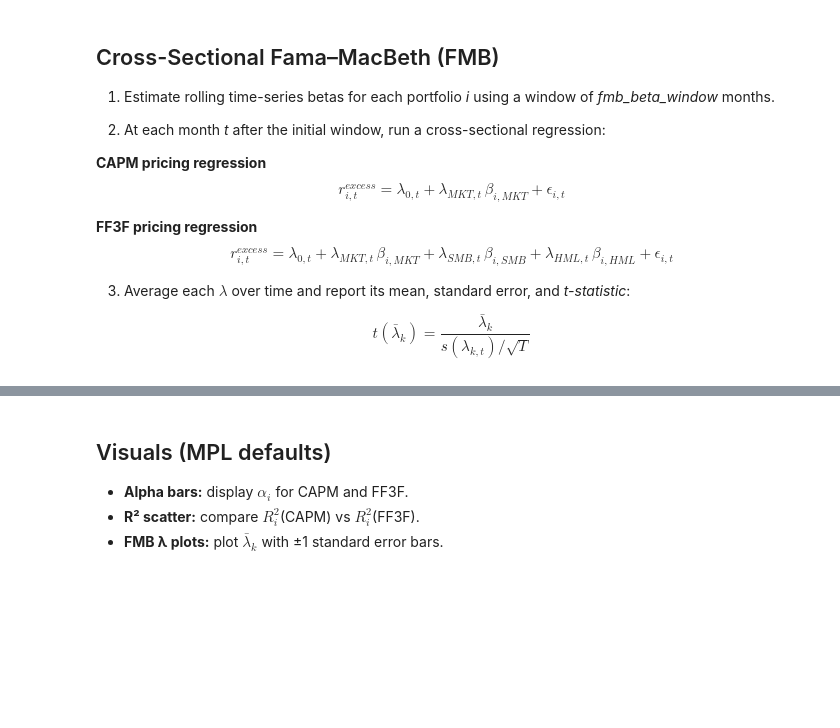
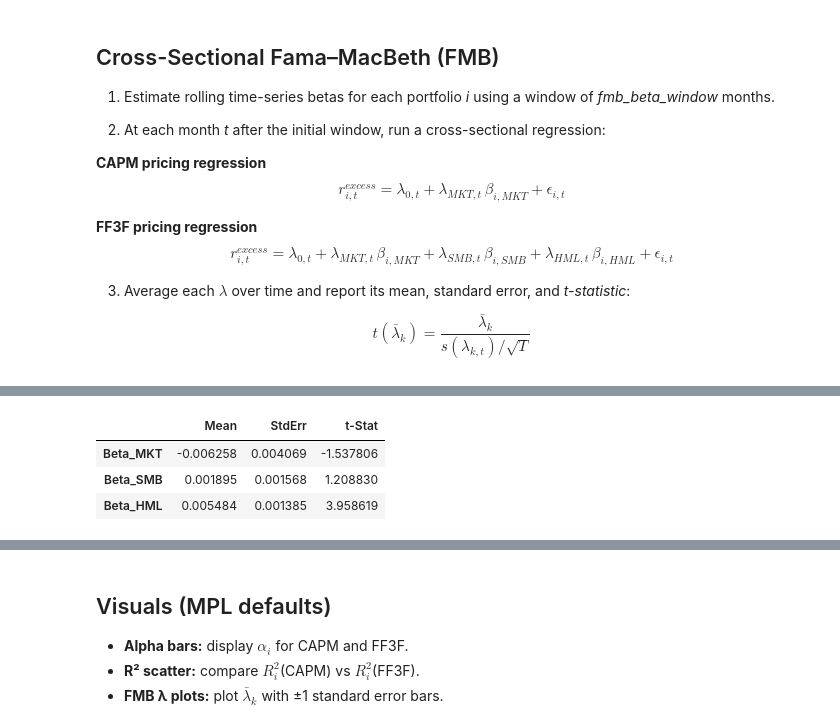
Before and after one commit to dhajibashi/Project_3, a Jupyter notebook: FIN684_Project_III.ipynb, the cells around one changed output, grey strips where cells are left out. Saved outputs shown, nothing was run; the diff lists cells and outputs as text; code cells hidden in the pictures; blank space fills up the shorter version.

```diff
--- a/FIN684_Project_III.ipynb
+++ b/FIN684_Project_III.ipynb
@@ -759,3 +725,81 @@ $$
 $$
 t(\bar{\lambda}_k) = \frac{\bar{\lambda}_k}{s(\lambda_{k,t}) / \sqrt{T}}
 $$
+# %%
+def fmb_procedure(excess_returns: pd.DataFrame, betas: pd.DataFrame) -> pd.DataFrame:
+    """
+    Fama-MacBeth procedure for estimating risk premia.
+    1. For each time period t, run cross-sectional regression of excess returns on betas to estimate risk premia.
+    2. Obtain time series of risk premia estimates and compute their means, standard errors, and t-stats.
+    3. Return a summary DataFrame with the results.
+
+    Parameters:
+    - excess_returns: pd.DataFrame, shape (T, N), excess returns for N assets over T periods
+    - betas: pd.DataFrame or 3D array, shape (T, N, K) or (N, K), factor loadings (betas)
+             If 3D (time varying), use for each period, if 2D assume constant over time.
+
+    Returns:
+    - summary_df: pd.DataFrame with columns [Mean, StdErr, t-Stat] indexed by factor name.
+    """
+    T, N = excess_returns.shape
+
+    # # Determine if betas are time-varying
+    # if isinstance(betas, pd.DataFrame) and betas.ndim == 2 and betas.shape[0] == N:
+    #     # betas shape (N, K), constant betas
+    #     betas_data = betas.values  # shape (N, K)
+    #     K = betas.shape[1]
+    #     time_varying = False
+    # elif isinstance(betas, (np.ndarray, pd.DataFrame)) and betas.shape[0] == T and betas.shape[1] == N:
+    #     # betas shape (T, N, K)
+    #     betas_data = betas.values if isinstance(betas, pd.DataFrame) else betas
+    #     K = betas_data.shape[2]
+    #     time_varying = True
+    # else:
+    #     raise ValueError("Betas input shape not recognized. Expect shape (N, K) or (T, N, K).")
+
+    risk_premia_estimates = []
+
+    for t in range(T):
+        y = excess_returns.iloc[t].values  # returns at time t (length N)
+        X = betas.values
+        # display(y)
+
+        # if time_varying:
+        #     X = betas_data[t, :, :]  # betas at time t, shape (N, K)
+        # else:
+        #     X = betas_data  # constant betas, shape (N, K)
+
+        # Add constant to regression
+        m = ols_with_const(y, pd.DataFrame(X))
+
+        lambda_t = m.params[1:]  # skip constant
+        risk_premia_estimates.append(lambda_t.values if lambda_t is not None else [np.nan]*K)
+
+
+    risk_premia_estimates = np.array(risk_premia_estimates)  # shape (T, K)
+
+    # Compute time-series mean, std error, and t-stats
+    mean_lambda = np.nanmean(risk_premia_estimates, axis=0)
+    std_err_lambda = np.nanstd(risk_premia_estimates, axis=0, ddof=1) / np.sqrt(np.sum(~np.isnan(risk_premia_estimates), axis=0))
+    t_stats = mean_lambda / std_err_lambda
+
+    factor_names = betas.columns if isinstance(betas, pd.DataFrame) and betas.ndim == 2 and betas.shape[0] == N else [f"Factor_{i}" for i in range(K)]
+
+    summary_df = pd.DataFrame({
+        "Mean": mean_lambda,
+        "StdErr": std_err_lambda,
+        "t-Stat": t_stats
+    }, index=factor_names)
+
+    return summary_df
+
+# CAPM betas (constant)
+betas_capm = capm_table[["Beta_MKT"]]
+fmb_capm_summary = fmb_procedure(excess, betas_capm)
+display(fmb_capm_summary)
+
+# FF3F betas (constant)
+betas_ff3 = ff3_table[["Beta_MKT", "Beta_SMB", "Beta_HML"]]
+fmb_ff3_summary = fmb_procedure(excess, betas_ff3)
+display(fmb_ff3_summary)
+# %% [output]
@@ -761,0 +808,4 @@ $$
+|  | Mean | StdErr | t-Stat |
+| Beta_MKT | -0.006258 | 0.004069 | -1.537806 |
+| Beta_SMB | 0.001895 | 0.001568 | 1.208830 |
+| Beta_HML | 0.005484 | 0.001385 | 3.958619 |
```
Also changed, not shown: parts of 8 cells of this notebook.
